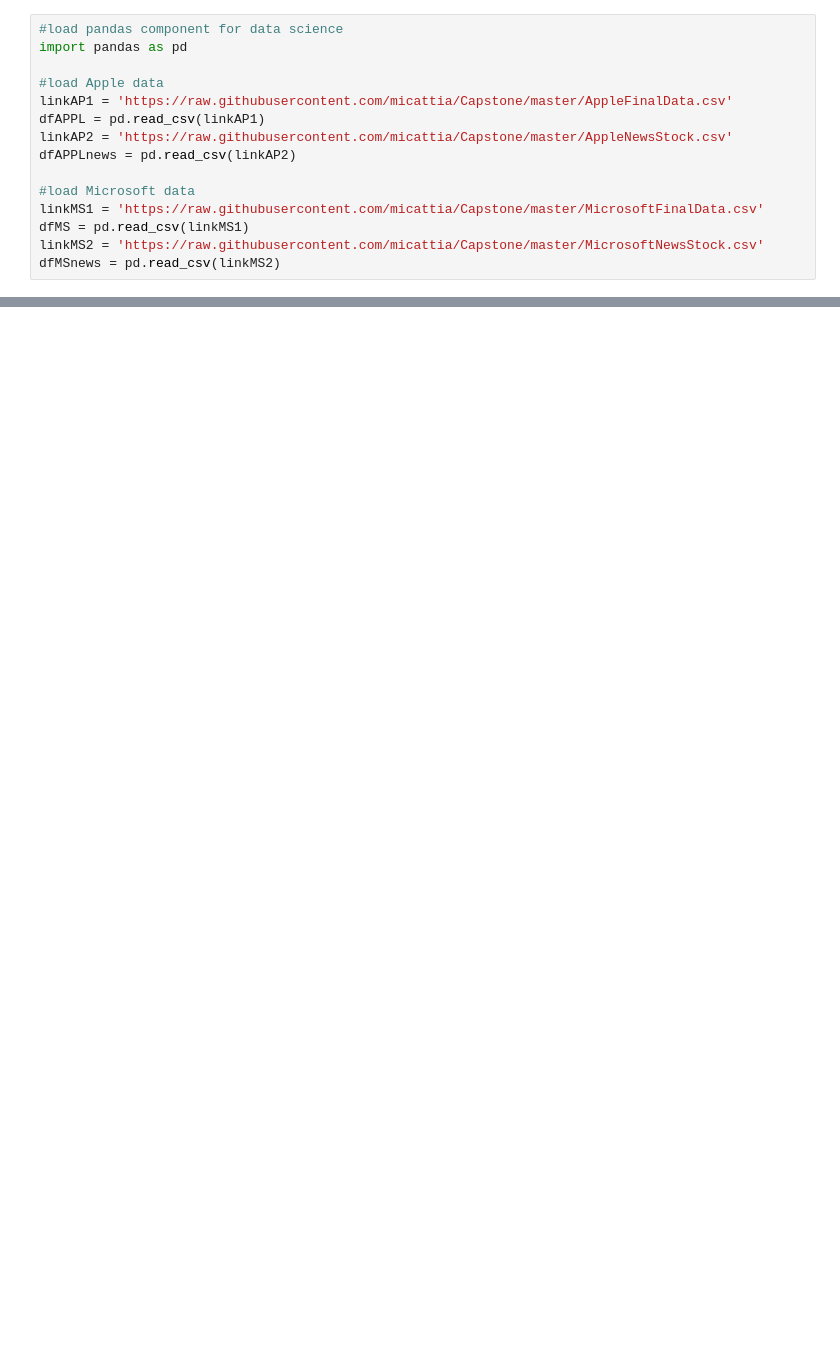
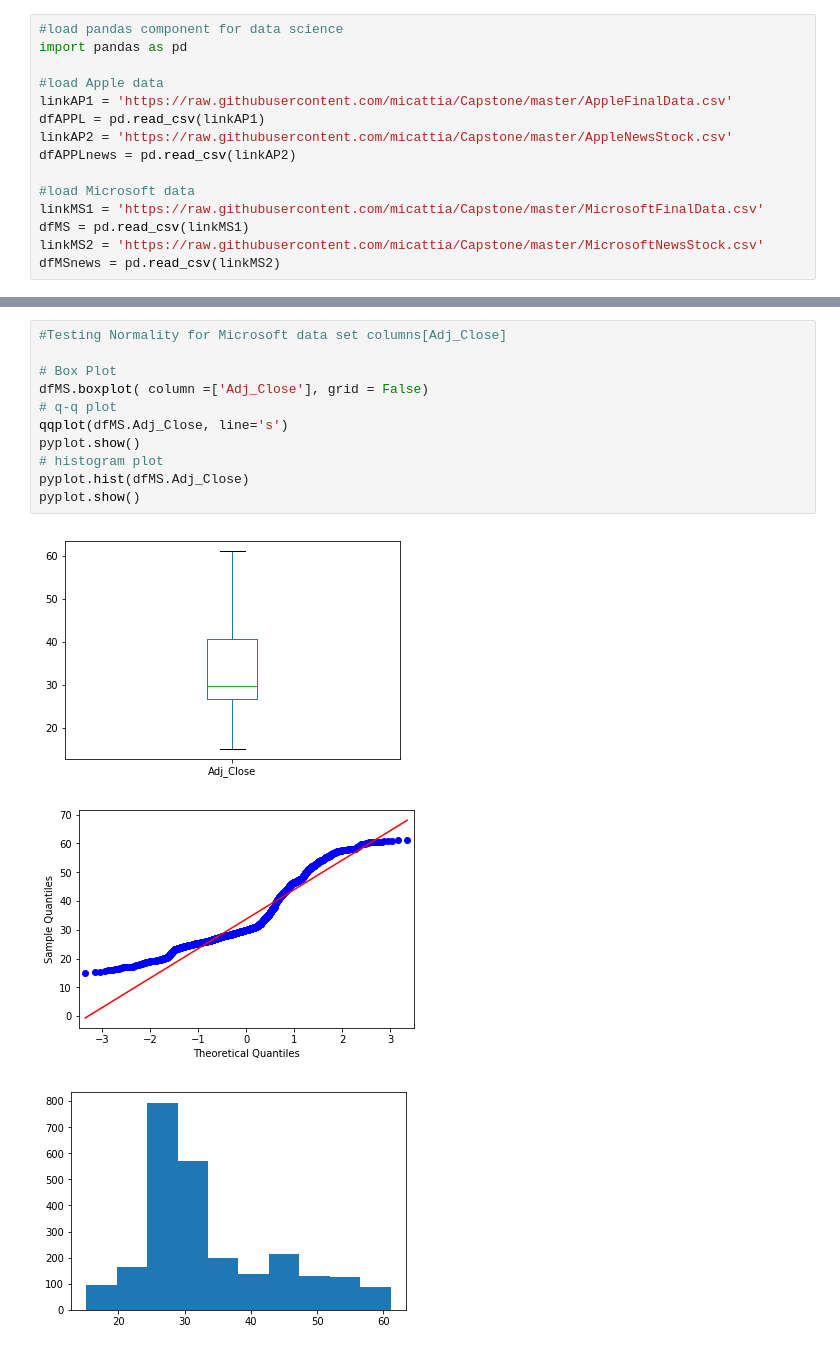
Before and after one commit to micattia/Capstone, a Jupyter notebook: 03_Univariate_analysis.ipynb, the cells around one changed output, grey strips where cells are left out. Drawn from its saved outputs; the diff is of its cells as text; blank space fills up the shorter version.

```diff
--- a/03_Univariate_analysis.ipynb
+++ b/03_Univariate_analysis.ipynb
@@ -44,0 +101,15 @@ pyplot.show()
+# %%
+#Testing Normality for Microsoft data set columns[Adj_Close]
+
+# Box Plot
+dfMS.boxplot( column =['Adj_Close'], grid = False)
+# q-q plot
+qqplot(dfMS.Adj_Close, line='s')
+pyplot.show()
+# histogram plot
+pyplot.hist(dfMS.Adj_Close)
+pyplot.show()
+# %% [output]
+[figure, added]
+[figure, added]
+[figure, added]
```
Also changed, not shown: parts of 12 cells of this notebook.
